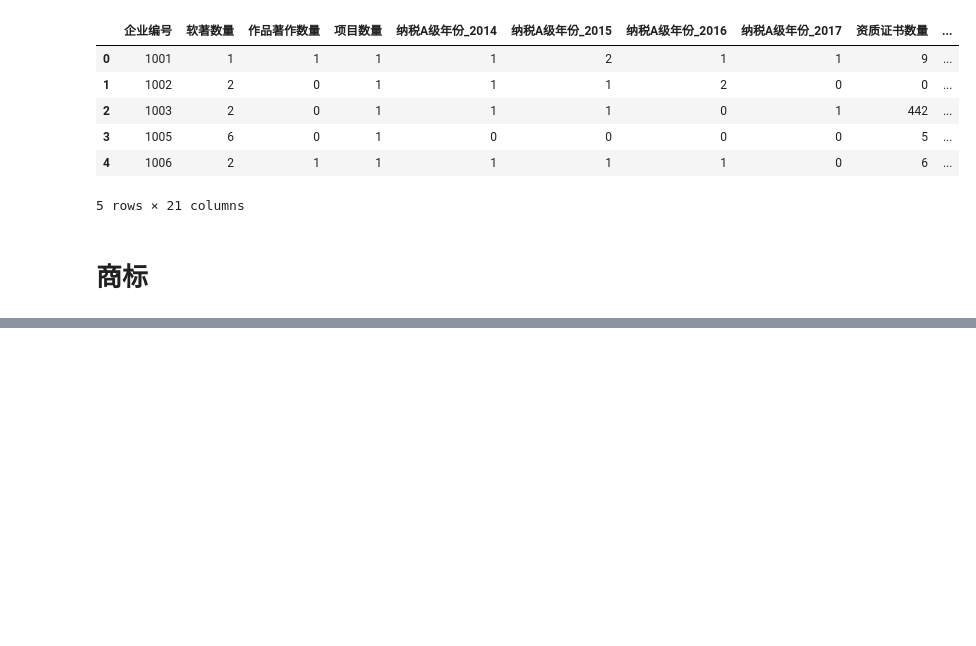
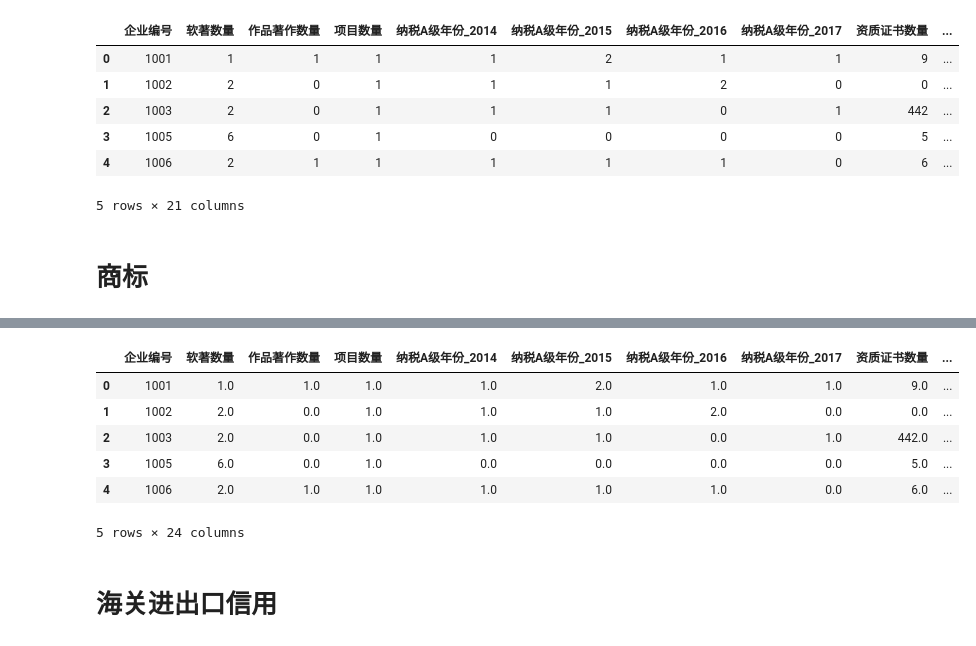
Before and after one commit to AlanConstantine/ISI-WorldCup2019, a Jupyter notebook: Code/Preprocessing/CombineNoFinancialData.ipynb, the cells around one changed output, grey strips where cells are left out. Saved outputs shown, nothing was run; the diff lists cells and outputs as text; code cells hidden in the pictures; blank space fills up the shorter version.

```diff
--- a/Code/Preprocessing/CombineNoFinancialData.ipynb
+++ b/Code/Preprocessing/CombineNoFinancialData.ipynb
@@ -665,0 +619,4 @@ memory usage: 15.8+ MB
+# %%
+df_goudi_bkp = pd.read_excel(r'../../Data/CompInfo/购地-地块公示.xlsx')
+# %%
+df_goudi = df_goudi_bkp.copy()
@@ -665,0 +660,29 @@ memory usage: 15.8+ MB
+# %%
+df_goudi['土地面积（公顷）'] = df_goudi['土地面积（公顷）'].astype(float)
+# %%
+goudi_grouped = df_goudi.groupby(['企业编号'])
+
+agg_goudi_func = {
+    '土地面积（公顷）': ['sum', 'min', 'max']
+}
+goudi_grouped_info = goudi_grouped.agg(agg_goudi_func)
+goudi_grouped_info.columns = [
+    '_'.join(col).strip() for col in goudi_grouped_info.columns.values]
+goudi_grouped_info['企业编号'] = goudi_grouped_info.index
+goudi_grouped_info = goudi_grouped_info.set_index(
+    np.arange(0, len(goudi_grouped_info)))
+
+merge_zhuzuo_zuopin_project_nashui_zizhi_product_zhuanli_jingpin_goudi = (pd.merge(merge_zhuzuo_zuopin_project_nashui_zizhi_product_zhuanli_jingpin, goudi_grouped_info,
+                                                                                   on='企业编号', how='outer')).fillna(0)
+merge_zhuzuo_zuopin_project_nashui_zizhi_product_zhuanli_jingpin_goudi.head(
+    n=5)
+# %% [output]
+|  | 企业编号 | 软著数量 | 作品著作数量 | 项目数量 | 纳税A级年份_2014 | 纳税A级年份_2015 | 纳税A级年份_2016 | 纳税A级年份_2017 | 资质证书数量 | ... |
+| 0 | 1001 | 1.0 | 1.0 | 1.0 | 1.0 | 2.0 | 1.0 | 1.0 | 9.0 | ... |
+| 1 | 1002 | 2.0 | 0.0 | 1.0 | 1.0 | 1.0 | 2.0 | 0.0 | 0.0 | ... |
+| 2 | 1003 | 2.0 | 0.0 | 1.0 | 1.0 | 1.0 | 0.0 | 1.0 | 442.0 | ... |
+| 3 | 1005 | 6.0 | 0.0 | 1.0 | 0.0 | 0.0 | 0.0 | 0.0 | 5.0 | ... |
+| 4 | 1006 | 2.0 | 1.0 | 1.0 | 1.0 | 1.0 | 1.0 | 0.0 | 6.0 | ... |
+5 rows × 24 columns
+# %% [markdown]
+# 海关进出口信用
```
Also changed, not shown: parts of 23 cells of this notebook.
